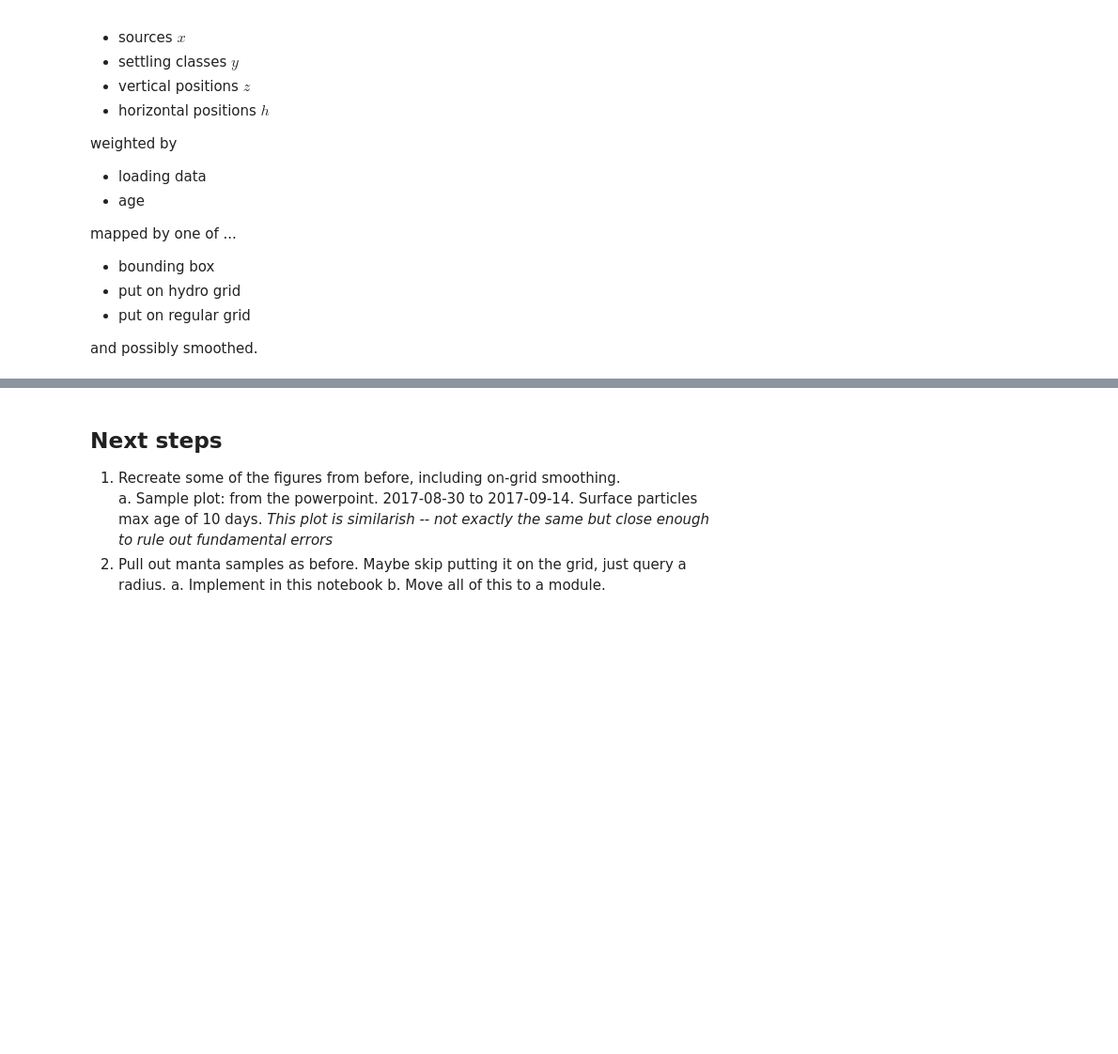
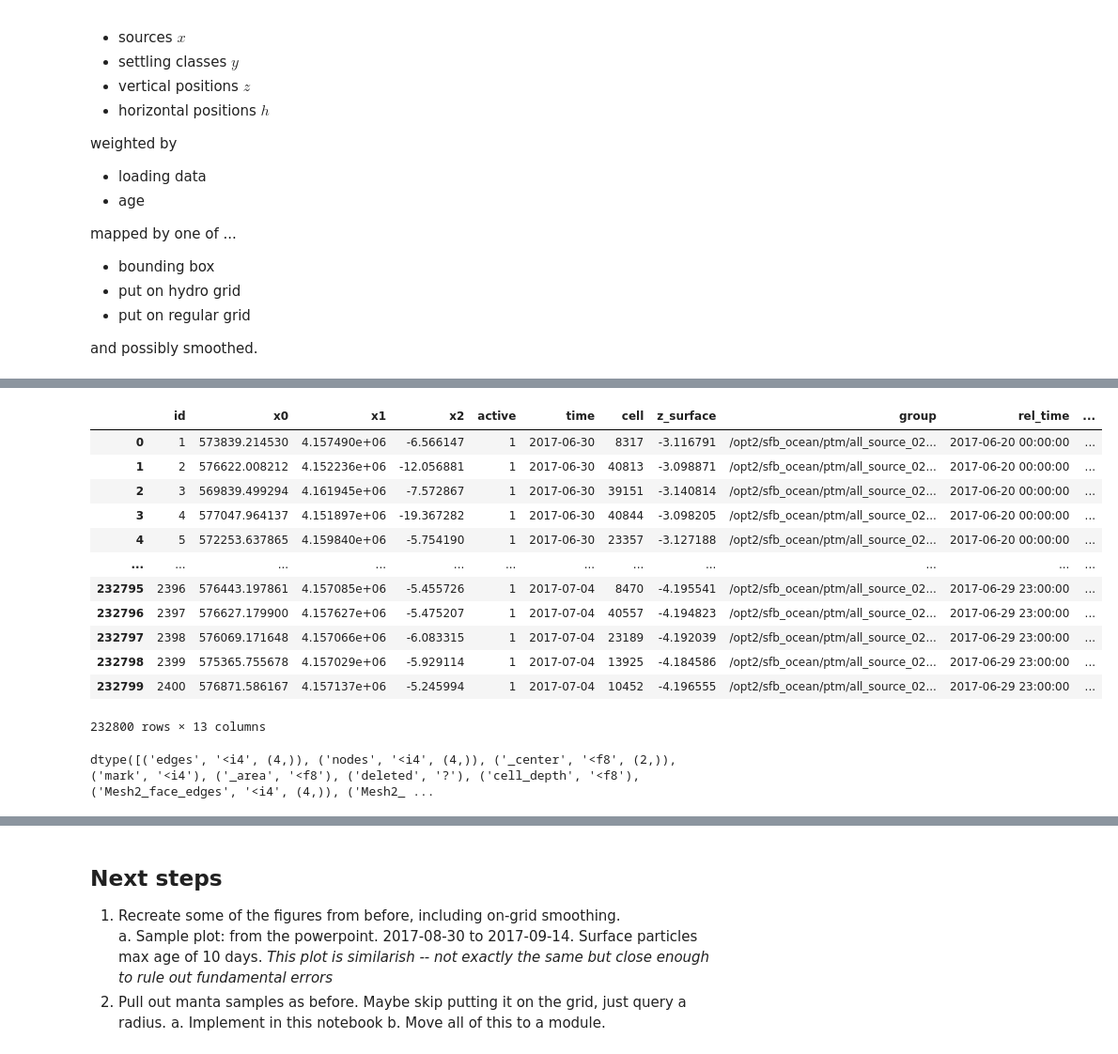
Before and after one commit to rustychris/microplastic_sfbay, a Jupyter notebook: postprocess/postproc_nosql_v01_dask.ipynb, the cells around one changed output, grey strips where cells are left out. Shown at 94% size. Cells and saved outputs as stored; diff of their text form; code cells hidden in the pictures; blank space fills up the shorter version.

```diff
--- a/postprocess/postproc_nosql_v01_dask.ipynb
+++ b/postprocess/postproc_nosql_v01_dask.ipynb
@@ -128,3 +128,22 @@ bc_ds_d=client.scatter(post.bc_ds(cfg=cfg))
 cfg['bc_ds_d']=bc_ds_d
 # %%
 areas=grid.cells_area()
+# %%
+# Set this a bit early, as it controls cache location which
+# is needed for some testing.
+cfg['manta_out_dir']="manta_sets_20210708d"
+
+# now the 021b runs.
+# c suffix: use tighter -0.095 z filter.
+# 20200227: start of v03
+# 20200302: start of v04
+# 20200305: try larger window -- extra 24 hours in both directions.
+# 20200312: new sources in ptm data, with v02 stormwater concs.
+# 20200330: more new sources.
+# 20210210a: dask code, new hydro, new ptm. new year.
+# 20210317a: new ptm runs with no SJ loss...
+#            has the w_s bug
+# 20210317b: fixed w_s bug
+# 20210317c: switch to weathered loads
+# 20210708c: including beaching and deposition counts.
+os.makedirs(cfg['manta_out_dir'],exist_ok=True)
@@ -130,0 +156,16 @@ areas=grid.cells_area()
+# %%
+# Testing query_group_particles:
+six.moves.reload_module(post)
+run=cfg['ptm_run_paths'][0]
+grps=post.run_to_group_paths(run)
+grp=grps[0]
+load_data=post.get_load_data()
+bc_ds=post.bc_ds(cfg=cfg)
+
+post.query_group_particles(grp,
+                           dict(t_min=np.datetime64('2017-06-30'),
+                                t_max=np.datetime64('2017-07-04'),
+                                age_max=np.timedelta64(60,'D')),
+                           load_data=load_data,
+                           bc_ds=bc_ds)
+# %% [output]
@@ -130,0 +173,13 @@ areas=grid.cells_area()
+|  | id | x0 | x1 | x2 | active | time | cell | z_surface | group | rel_time | ... |
+| 0 | 1 | 573839.214530 | 4.157490e+06 | -6.566147 | 1 | 2017-06-30 | 8317 | -3.116791 | /opt2/sfb_ocean/ptm/all_source_02... | 2017-06-20 00:00:00 | ... |
+| 1 | 2 | 576622.008212 | 4.152236e+06 | -12.056881 | 1 | 2017-06-30 | 40813 | -3.098871 | /opt2/sfb_ocean/ptm/all_source_02... | 2017-06-20 00:00:00 | ... |
+| 2 | 3 | 569839.499294 | 4.161945e+06 | -7.572867 | 1 | 2017-06-30 | 39151 | -3.140814 | /opt2/sfb_ocean/ptm/all_source_02... | 2017-06-20 00:00:00 | ... |
+| 3 | 4 | 577047.964137 | 4.151897e+06 | -19.367282 | 1 | 2017-06-30 | 40844 | -3.098205 | /opt2/sfb_ocean/ptm/all_source_02... | 2017-06-20 00:00:00 | ... |
+| 4 | 5 | 572253.637865 | 4.159840e+06 | -5.754190 | 1 | 2017-06-30 | 23357 | -3.127188 | /opt2/sfb_ocean/ptm/all_source_02... | 2017-06-20 00:00:00 | ... |
+| ... | ... | ... | ... | ... | ... | ... | ... | ... | ... | ... | ... |
+| 232795 | 2396 | 576443.197861 | 4.157085e+06 | -5.455726 | 1 | 2017-07-04 | 8470 | -4.195541 | /opt2/sfb_ocean/ptm/all_source_02... | 2017-06-29 23:00:00 | ... |
+| 232796 | 2397 | 576627.179900 | 4.157627e+06 | -5.475207 | 1 | 2017-07-04 | 40557 | -4.194823 | /opt2/sfb_ocean/ptm/all_source_02... | 2017-06-29 23:00:00 | ... |
+| 232797 | 2398 | 576069.171648 | 4.157066e+06 | -6.083315 | 1 | 2017-07-04 | 23189 | -4.192039 | /opt2/sfb_ocean/ptm/all_source_02... | 2017-06-29 23:00:00 | ... |
+| 232798 | 2399 | 575365.755678 | 4.157029e+06 | -5.929114 | 1 | 2017-07-04 | 13925 | -4.184586 | /opt2/sfb_ocean/ptm/all_source_02... | 2017-06-29 23:00:00 | ... |
+| 232799 | 2400 | 576871.586167 | 4.157137e+06 | -5.245994 | 1 | 2017-07-04 | 10452 | -4.196555 | /opt2/sfb_ocean/ptm/all_source_02... | 2017-06-29 23:00:00 | ... |
+232800 rows × 13 columns
@@ -130,0 +204,4 @@ areas=grid.cells_area()
+# %%
+grid.cells.dtype
+# %% [output]
+dtype([('edges', '<i4', (4,)), ('nodes', '<i4', (4,)), ('_center', '<f8', (2,)), ('mark', '<i4'), ('_area', '<f8'), ('deleted', '?'), ('cell_depth', '<f8'), ('Mesh2_face_edges', '<i4', (4,)), ('Mesh2_ ...
```
Also changed, not shown: parts of 21 cells of this notebook, 2 other files.
